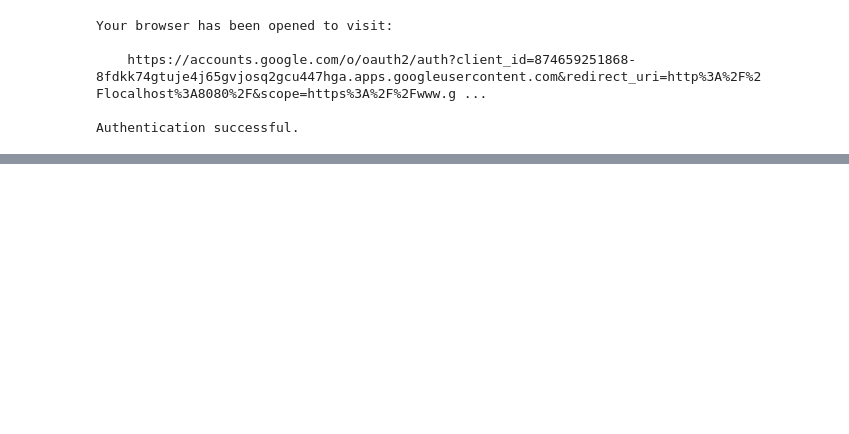
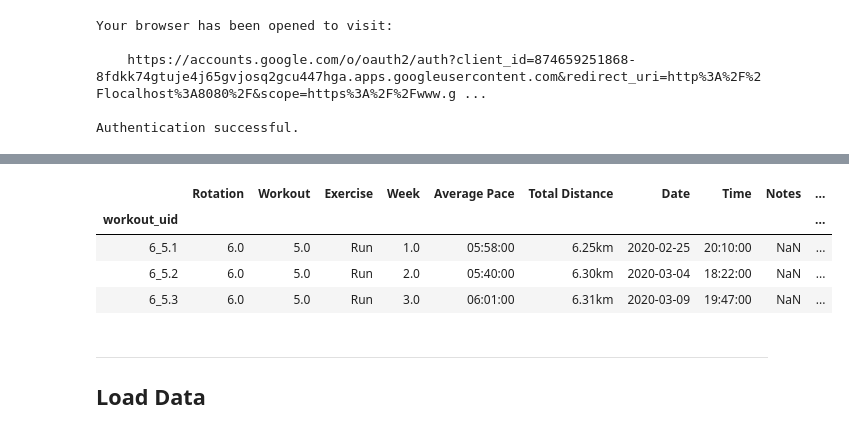
Before and after one commit to Schlutz1/FitnessAnalytics, a Jupyter notebook: process_fitness_data.ipynb, the cells around one changed output, grey strips where cells are left out. Drawn from its saved outputs; the diff is of its cells as text; code cells hidden in the pictures; blank space fills up the shorter version.

```diff
--- a/process_fitness_data.ipynb
+++ b/process_fitness_data.ipynb
@@ -161 +237,14 @@ rec_df.head(2)
+# %%
+# cardio specific processing
+df_cardio['Average Pace Numeric'] = df_cardio['Average Pace'].apply(lambda x: (x.hour* 60 + x.minute) if pd.notnull(x) else False)
+df_cardio.head(3)
+# %% [output]
+|  | Rotation | Workout | Exercise | Week | Average Pace | Total Distance | Date | Time | Notes | ... |
+| workout_uid |  |  |  |  |  |  |  |  |  | ... |
+| 6_5.1 | 6.0 | 5.0 | Run | 1.0 | 05:58:00 | 6.25km | 2020-02-25 | 20:10:00 | NaN | ... |
+| 6_5.2 | 6.0 | 5.0 | Run | 2.0 | 05:40:00 | 6.30km | 2020-03-04 | 18:22:00 | NaN | ... |
+| 6_5.3 | 6.0 | 5.0 | Run | 3.0 | 06:01:00 | 6.31km | 2020-03-09 | 19:47:00 | NaN | ... |
+# %% [markdown]
+***
+## Load Data <a class="anchor" id="load_data"></a>
 # %%
```
Also changed, not shown: parts of 21 cells of this notebook.
